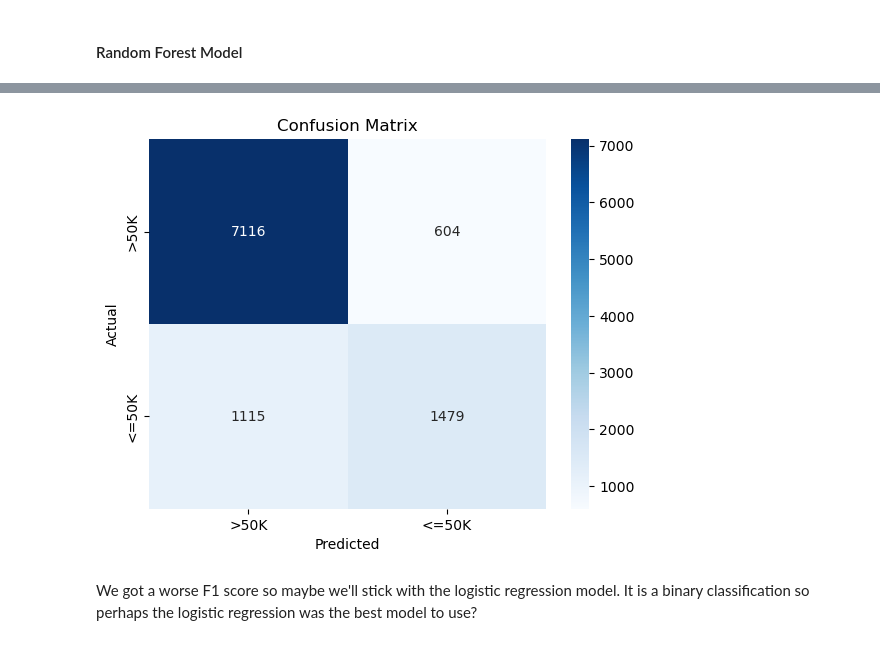
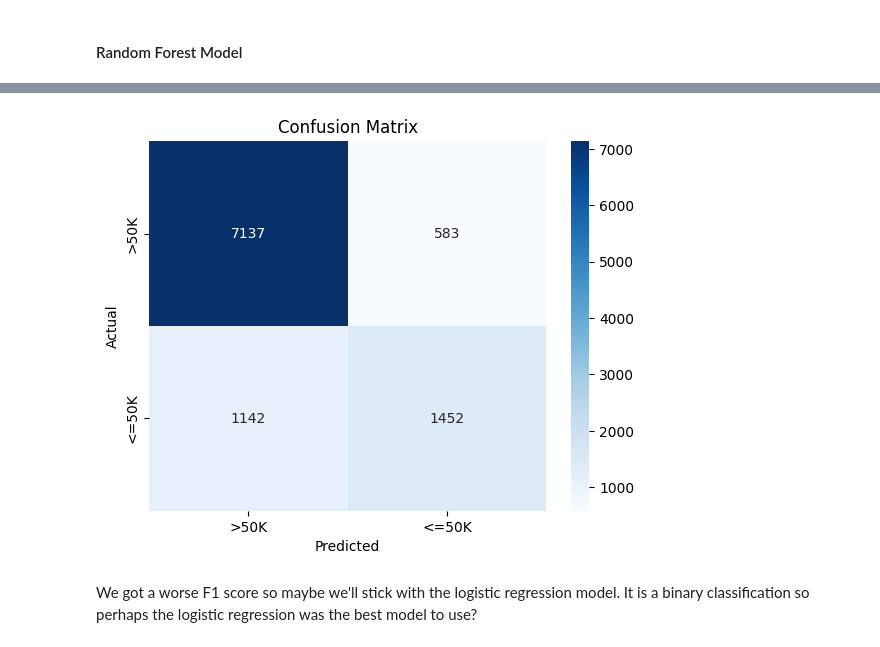
Before and after one commit to AIBC2024/Group-2-Census-Income, a Jupyter notebook: Group_2_Census_Income_ML_Model.ipynb, the cells around one changed output, grey strips where cells are left out. Saved outputs shown, nothing was run; the diff lists cells and outputs as text; code cells hidden in the pictures.

```diff
--- a/Group_2_Census_Income_ML_Model.ipynb
+++ b/Group_2_Census_Income_ML_Model.ipynb
@@ -871,15 +878,15 @@ F1 Score: 0.6324567030147531
 # %%
 # Generate the confusion matrix
 cm_rf = confusion_matrix(y_test, y_pred)
 
 # Plot the confusion matrix as a heatmap
-sns.heatmap(cm, annot=True, fmt='d', cmap='Blues', xticklabels=['>50K', '<=50K'], yticklabels=['>50K', '<=50K'])
+sns.heatmap(cm_rf, annot=True, fmt='d', cmap='Blues', xticklabels=['>50K', '<=50K'], yticklabels=['>50K', '<=50K'])
 plt.xlabel('Predicted')
 plt.ylabel('Actual')
 plt.title('Confusion Matrix')
 plt.show()
 # %% [output]
-[figure, old version]
+[figure, new version]
 # %% [markdown]
 We got a worse F1 score so maybe we'll stick with the logistic regression model. It is a binary classification so perhaps the logistic regression was the best model to use?
 # %% [markdown]
```
Also changed, not shown: parts of 28 cells of this notebook.
